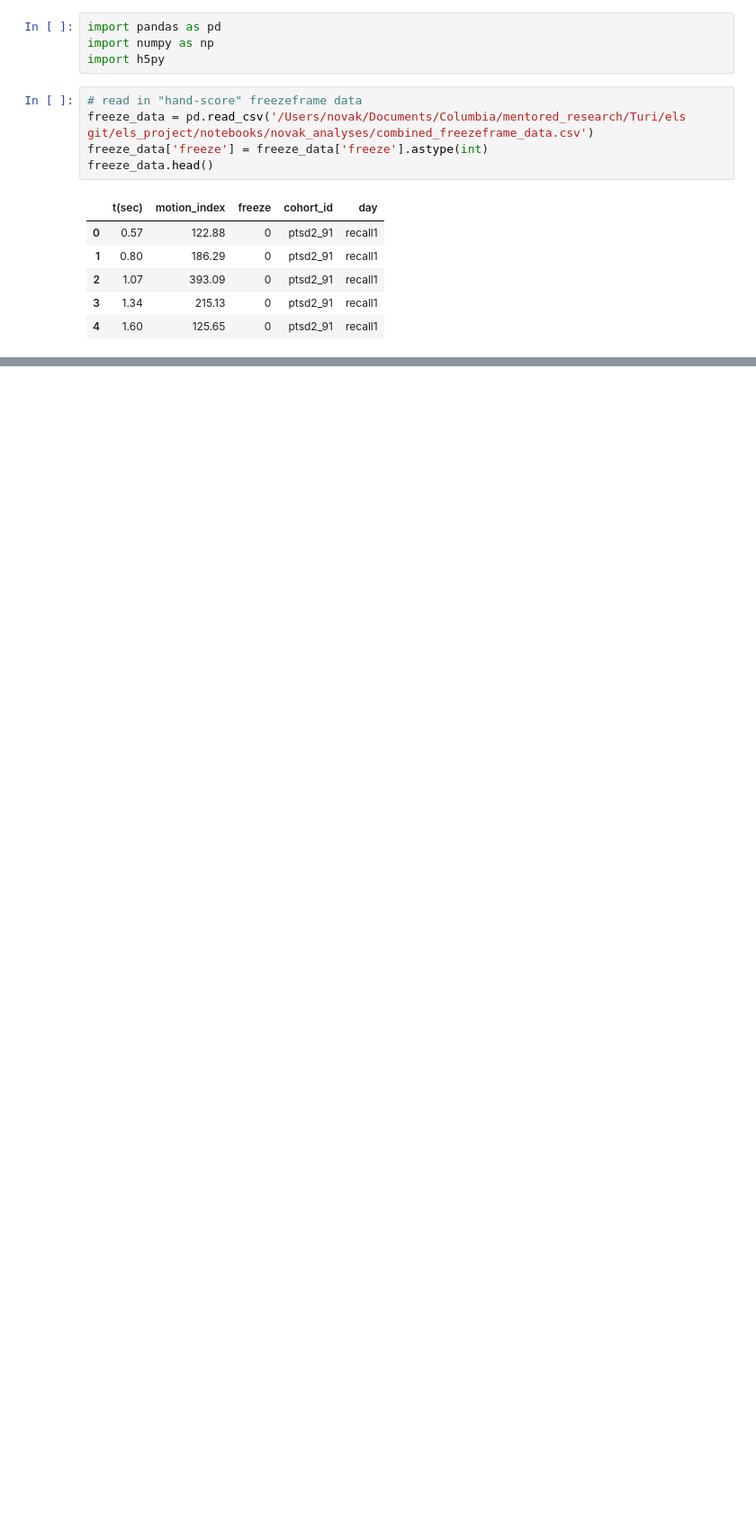
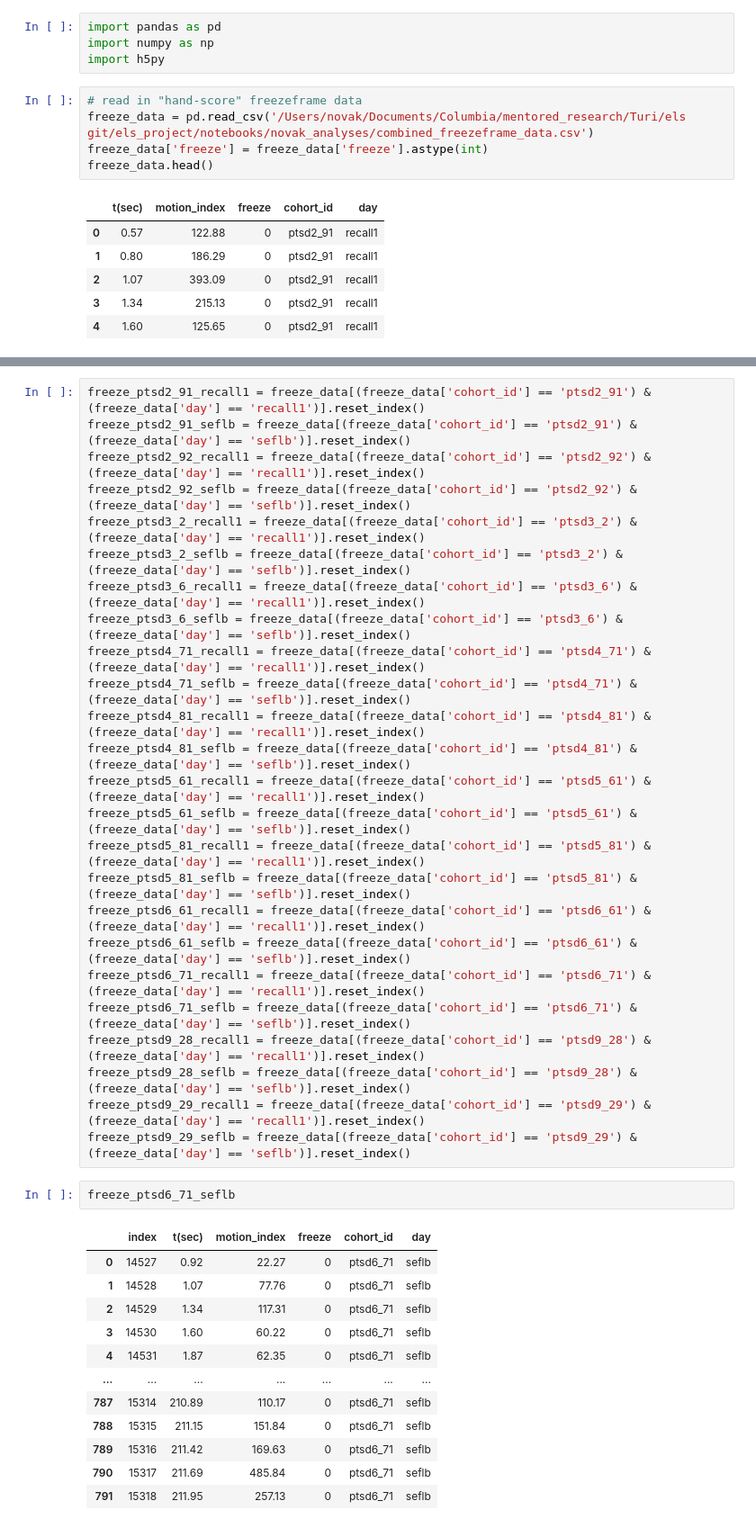
Before and after one commit to GergelyTuri/els_project, a Jupyter notebook: notebooks/novak_analyses/moseq_validation.ipynb, the cells around one changed output, grey strips where cells are left out. Shown at 90% size. Saved outputs shown, nothing was run; the diff lists cells and outputs as text; blank space fills up the shorter version.

```diff
--- a/notebooks/novak_analyses/moseq_validation.ipynb
+++ b/notebooks/novak_analyses/moseq_validation.ipynb
@@ -82,0 +82,40 @@ freeze_ptsd2_91_recall1.head()
+# %%
+freeze_ptsd2_91_recall1 = freeze_data[(freeze_data['cohort_id'] == 'ptsd2_91') & (freeze_data['day'] == 'recall1')].reset_index()
+freeze_ptsd2_91_seflb = freeze_data[(freeze_data['cohort_id'] == 'ptsd2_91') & (freeze_data['day'] == 'seflb')].reset_index()
+freeze_ptsd2_92_recall1 = freeze_data[(freeze_data['cohort_id'] == 'ptsd2_92') & (freeze_data['day'] == 'recall1')].reset_index()
+freeze_ptsd2_92_seflb = freeze_data[(freeze_data['cohort_id'] == 'ptsd2_92') & (freeze_data['day'] == 'seflb')].reset_index()
+freeze_ptsd3_2_recall1 = freeze_data[(freeze_data['cohort_id'] == 'ptsd3_2') & (freeze_data['day'] == 'recall1')].reset_index()
+freeze_ptsd3_2_seflb = freeze_data[(freeze_data['cohort_id'] == 'ptsd3_2') & (freeze_data['day'] == 'seflb')].reset_index()
+freeze_ptsd3_6_recall1 = freeze_data[(freeze_data['cohort_id'] == 'ptsd3_6') & (freeze_data['day'] == 'recall1')].reset_index()
+freeze_ptsd3_6_seflb = freeze_data[(freeze_data['cohort_id'] == 'ptsd3_6') & (freeze_data['day'] == 'seflb')].reset_index()
+freeze_ptsd4_71_recall1 = freeze_data[(freeze_data['cohort_id'] == 'ptsd4_71') & (freeze_data['day'] == 'recall1')].reset_index()
+freeze_ptsd4_71_seflb = freeze_data[(freeze_data['cohort_id'] == 'ptsd4_71') & (freeze_data['day'] == 'seflb')].reset_index()
+freeze_ptsd4_81_recall1 = freeze_data[(freeze_data['cohort_id'] == 'ptsd4_81') & (freeze_data['day'] == 'recall1')].reset_index()
+freeze_ptsd4_81_seflb = freeze_data[(freeze_data['cohort_id'] == 'ptsd4_81') & (freeze_data['day'] == 'seflb')].reset_index()
+freeze_ptsd5_61_recall1 = freeze_data[(freeze_data['cohort_id'] == 'ptsd5_61') & (freeze_data['day'] == 'recall1')].reset_index()
+freeze_ptsd5_61_seflb = freeze_data[(freeze_data['cohort_id'] == 'ptsd5_61') & (freeze_data['day'] == 'seflb')].reset_index()
+freeze_ptsd5_81_recall1 = freeze_data[(freeze_data['cohort_id'] == 'ptsd5_81') & (freeze_data['day'] == 'recall1')].reset_index()
+freeze_ptsd5_81_seflb = freeze_data[(freeze_data['cohort_id'] == 'ptsd5_81') & (freeze_data['day'] == 'seflb')].reset_index()
+freeze_ptsd6_61_recall1 = freeze_data[(freeze_data['cohort_id'] == 'ptsd6_61') & (freeze_data['day'] == 'recall1')].reset_index()
+freeze_ptsd6_61_seflb = freeze_data[(freeze_data['cohort_id'] == 'ptsd6_61') & (freeze_data['day'] == 'seflb')].reset_index()
+freeze_ptsd6_71_recall1 = freeze_data[(freeze_data['cohort_id'] == 'ptsd6_71') & (freeze_data['day'] == 'recall1')].reset_index()
+freeze_ptsd6_71_seflb = freeze_data[(freeze_data['cohort_id'] == 'ptsd6_71') & (freeze_data['day'] == 'seflb')].reset_index()
+freeze_ptsd9_28_recall1 = freeze_data[(freeze_data['cohort_id'] == 'ptsd9_28') & (freeze_data['day'] == 'recall1')].reset_index()
+freeze_ptsd9_28_seflb = freeze_data[(freeze_data['cohort_id'] == 'ptsd9_28') & (freeze_data['day'] == 'seflb')].reset_index()
+freeze_ptsd9_29_recall1 = freeze_data[(freeze_data['cohort_id'] == 'ptsd9_29') & (freeze_data['day'] == 'recall1')].reset_index()
+freeze_ptsd9_29_seflb = freeze_data[(freeze_data['cohort_id'] == 'ptsd9_29') & (freeze_data['day'] == 'seflb')].reset_index()
+# %%
+freeze_ptsd6_71_seflb
+# %% [output]
+|  | index | t(sec) | motion_index | freeze | cohort_id | day |
+| 0 | 14527 | 0.92 | 22.27 | 0 | ptsd6_71 | seflb |
+| 1 | 14528 | 1.07 | 77.76 | 0 | ptsd6_71 | seflb |
+| 2 | 14529 | 1.34 | 117.31 | 0 | ptsd6_71 | seflb |
+| 3 | 14530 | 1.60 | 60.22 | 0 | ptsd6_71 | seflb |
+| 4 | 14531 | 1.87 | 62.35 | 0 | ptsd6_71 | seflb |
+| ... | ... | ... | ... | ... | ... | ... |
+| 787 | 15314 | 210.89 | 110.17 | 0 | ptsd6_71 | seflb |
+| 788 | 15315 | 211.15 | 151.84 | 0 | ptsd6_71 | seflb |
+| 789 | 15316 | 211.42 | 169.63 | 0 | ptsd6_71 | seflb |
+| 790 | 15317 | 211.69 | 485.84 | 0 | ptsd6_71 | seflb |
+| 791 | 15318 | 211.95 | 257.13 | 0 | ptsd6_71 | seflb |
```
Also changed, not shown: parts of 8 cells of this notebook, 5 other files.
